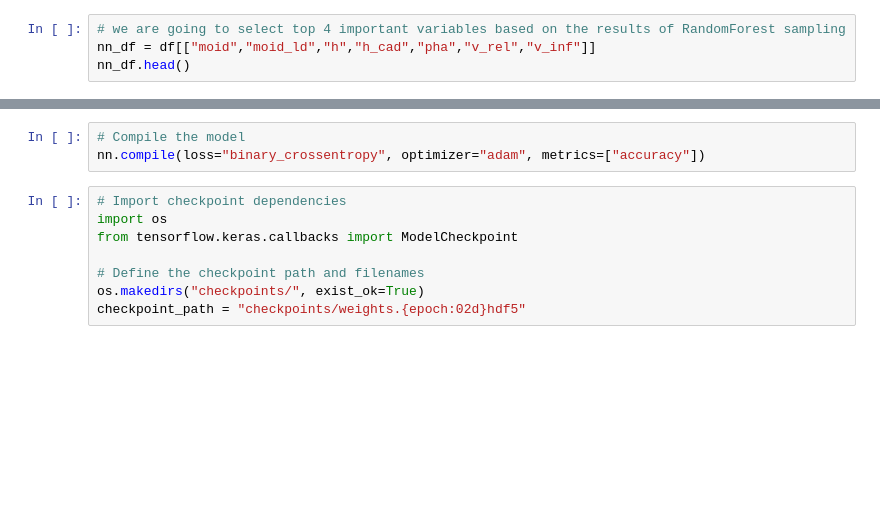
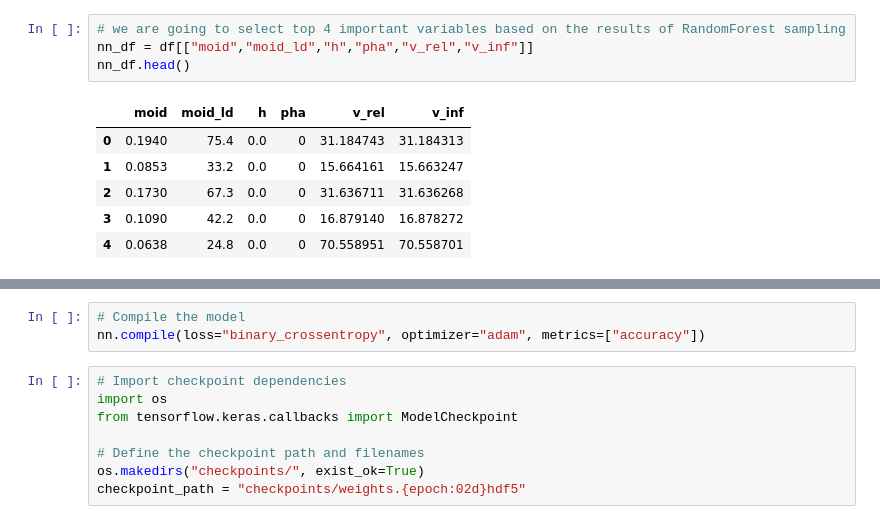
Before and after one commit to AleeAlette1/NEOs_Project, a Jupyter notebook: Machine_Learning/ipynb/FJ_ML2_NN.ipynb, the cells around one changed output, grey strips where cells are left out. Saved outputs shown, nothing was run; the diff lists cells and outputs as text; blank space fills up the shorter version.

```diff
--- a/Machine_Learning/ipynb/FJ_ML2_NN.ipynb
+++ b/Machine_Learning/ipynb/FJ_ML2_NN.ipynb
@@ -22,7 +60,14 @@ df.nunique()
 # %%
 # we are going to select top 4 important variables based on the results of RandomForest sampling
-nn_df = df[["moid","moid_ld","h","h_cad","pha","v_rel","v_inf"]]
+nn_df = df[["moid","moid_ld","h","pha","v_rel","v_inf"]]
 nn_df.head()
+# %% [output]
+|  | moid | moid_ld | h | pha | v_rel | v_inf |
+| 0 | 0.1940 | 75.4 | 0.0 | 0 | 31.184743 | 31.184313 |
+| 1 | 0.0853 | 33.2 | 0.0 | 0 | 15.664161 | 15.663247 |
+| 2 | 0.1730 | 67.3 | 0.0 | 0 | 31.636711 | 31.636268 |
+| 3 | 0.1090 | 42.2 | 0.0 | 0 | 16.879140 | 16.878272 |
+| 4 | 0.0638 | 24.8 | 0.0 | 0 | 70.558951 | 70.558701 |
 # %%
 # Determine the number of unique values in each column.
 nn_df.nunique()
```
Also changed, not shown: parts of 14 cells of this notebook, 1 other file.
